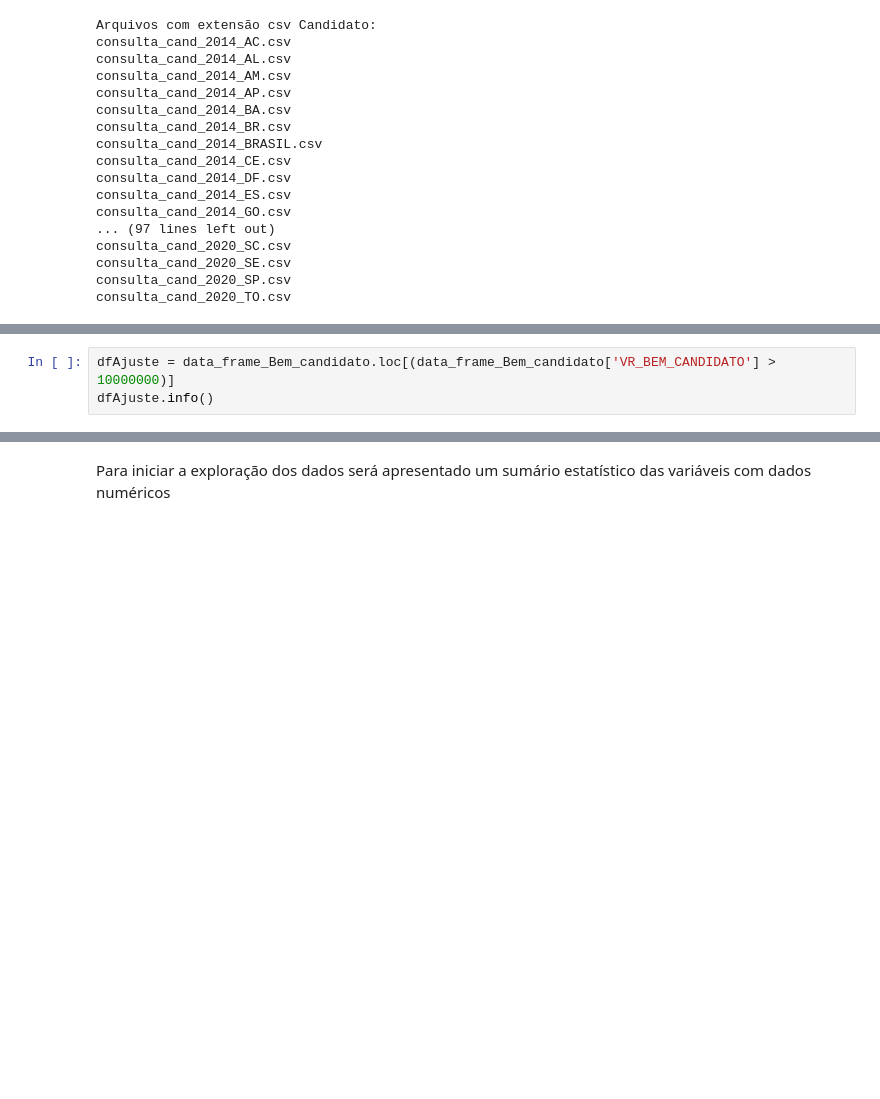
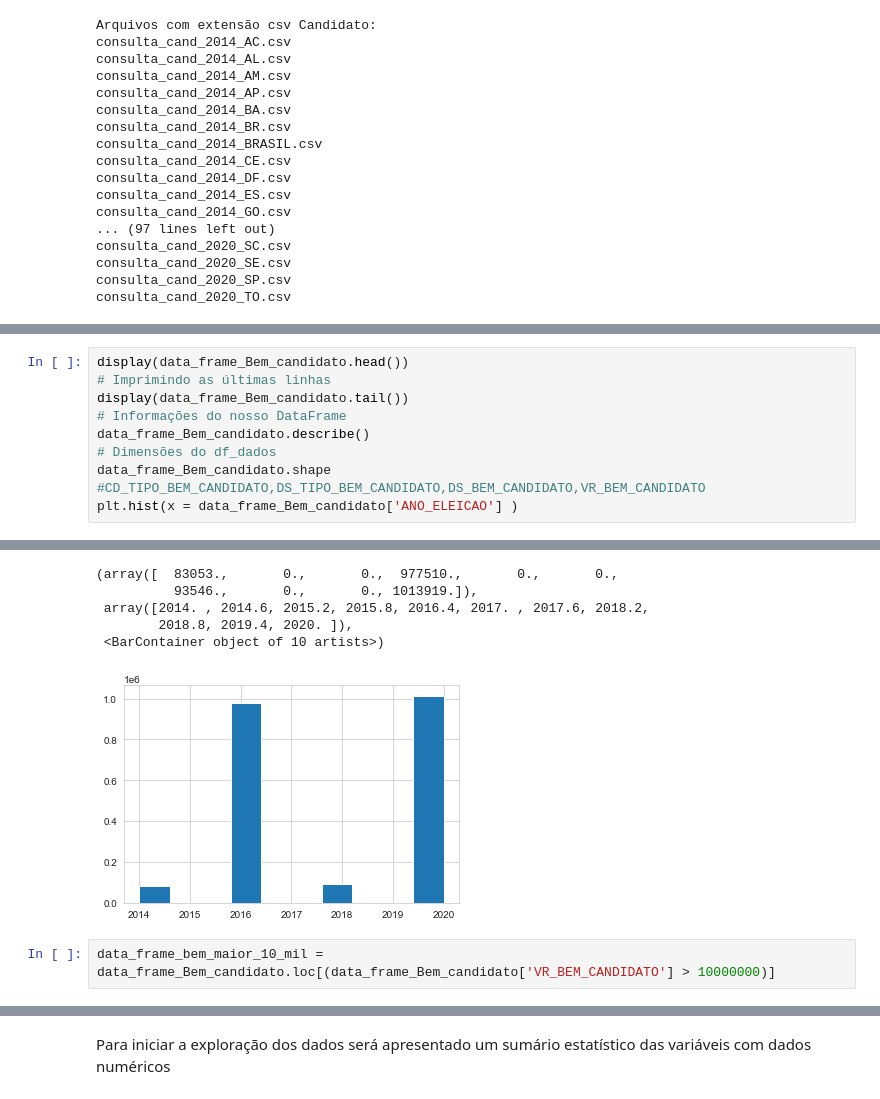
Before and after one commit to wendercorrea/projetoFinalPuc, a Jupyter notebook: WENDER_CORREA.ipynb, the cells around one changed output, grey strips where cells are left out. Drawn from its saved outputs; the diff is of its cells as text; blank space fills up the shorter version.

```diff
--- a/WENDER_CORREA.ipynb
+++ b/WENDER_CORREA.ipynb
@@ -199,0 +337,11 @@ with os.scandir(dirBemCandidato) as arqs:
+# %%
+display(data_frame_Bem_candidato.head())
+# Imprimindo as últimas linhas
+display(data_frame_Bem_candidato.tail())
+# Informações do nosso DataFrame
+data_frame_Bem_candidato.describe()
+# Dimensões do df_dados
+data_frame_Bem_candidato.shape
+#CD_TIPO_BEM_CANDIDATO,DS_TIPO_BEM_CANDIDATO,DS_BEM_CANDIDATO,VR_BEM_CANDIDATO
+plt.hist(x = data_frame_Bem_candidato['ANO_ELEICAO'] )
+# %% [output]
@@ -200,3 +360,8 @@ with os.scandir(dirBemCandidato) as arqs:
+(array([  83053.,       0.,       0.,  977510.,       0.,       0.,
+          93546.,       0.,       0., 1013919.]),
+ array([2014. , 2014.6, 2015.2, 2015.8, 2016.4, 2017. , 2017.6, 2018.2,
+        2018.8, 2019.4, 2020. ]),
+ <BarContainer object of 10 artists>)
+[figure, added]
 # %%
-dfAjuste = data_frame_Bem_candidato.loc[(data_frame_Bem_candidato['VR_BEM_CANDIDATO'] > 10000000)]
-dfAjuste.info()
+data_frame_bem_maior_10_mil = data_frame_Bem_candidato.loc[(data_frame_Bem_candidato['VR_BEM_CANDIDATO'] > 10000000)]
```
Also changed, not shown: parts of 125 cells of this notebook.
